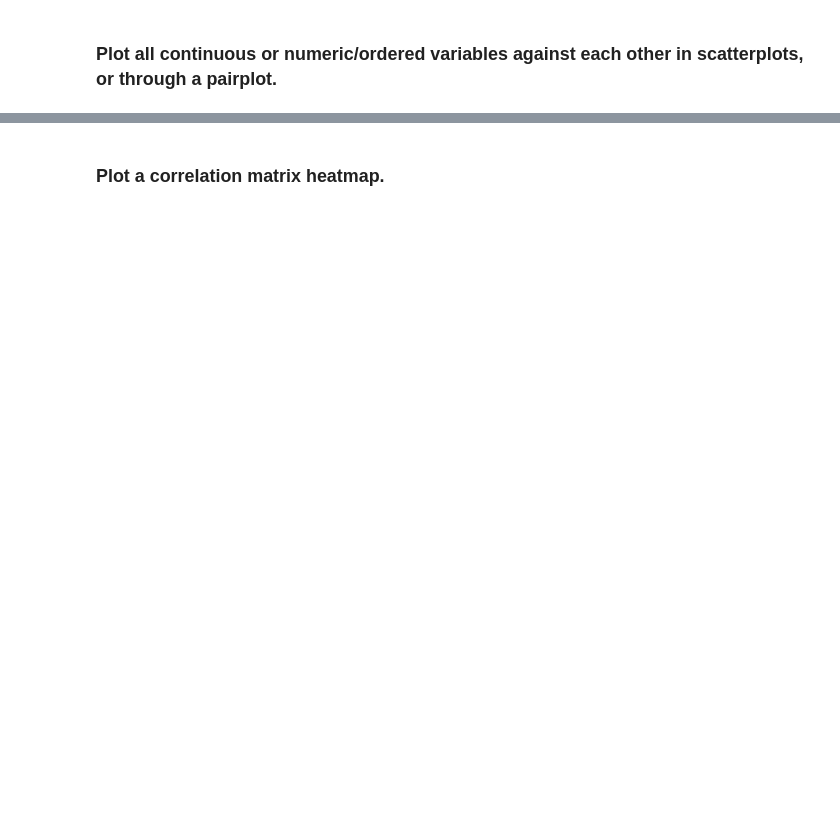
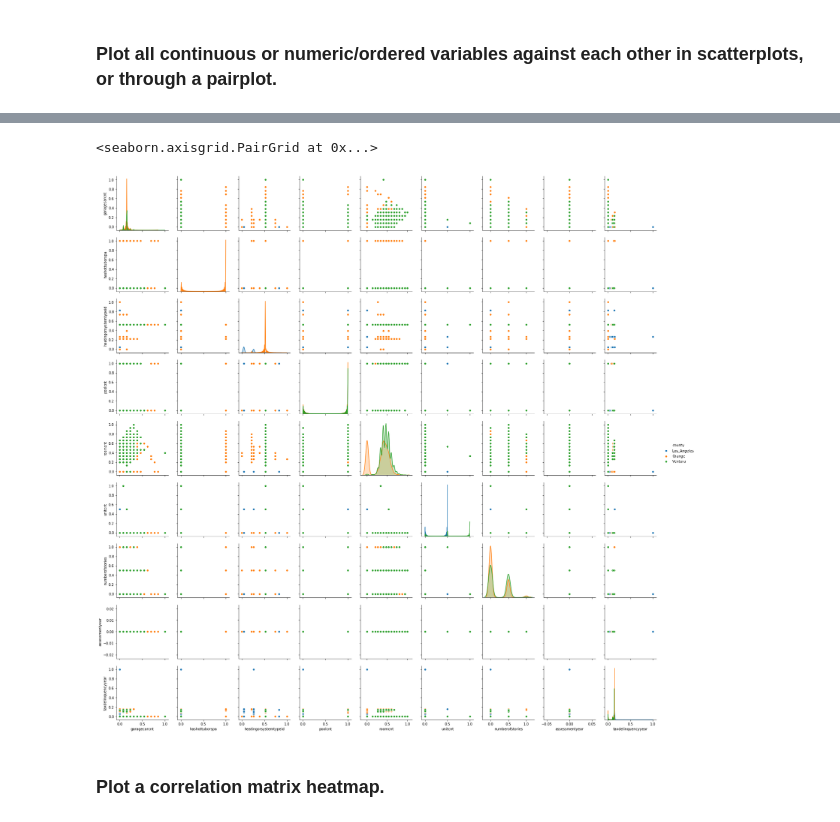
Before and after one commit to brandireger/ds-methodologies-exercises, a Jupyter notebook: clustering/explore_zillow.ipynb, the cells around one changed output, grey strips where cells are left out. Drawn from its saved outputs; the diff is of its cells as text; code cells hidden in the pictures; blank space fills up the shorter version.

```diff
--- a/clustering/explore_zillow.ipynb
+++ b/clustering/explore_zillow.ipynb
@@ -97,3 +136,8 @@ sns.pairplot(train[disc_vars], hue='county')
+# %%
+sns.pairplot(train[disc_vars2], hue='county')
+# %% [output]
+<seaborn.axisgrid.PairGrid at 0x...>
+[figure, added]
 # %% [markdown]
 ### Plot a correlation matrix heatmap.
 # %%
```
Also changed, not shown: parts of 33 cells of this notebook, 6 other files.
